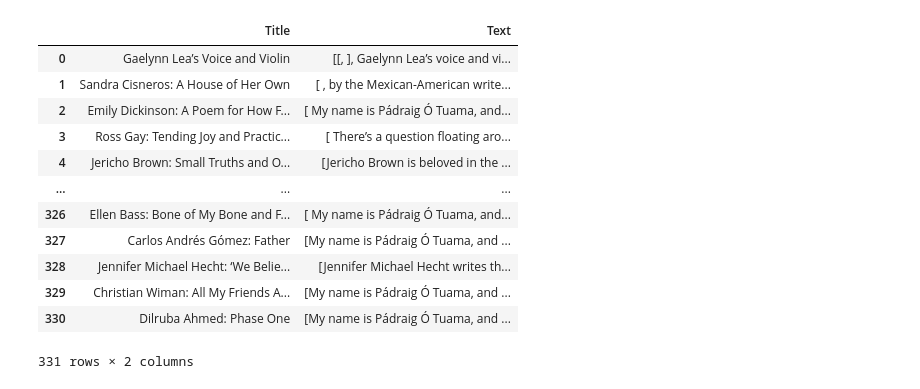
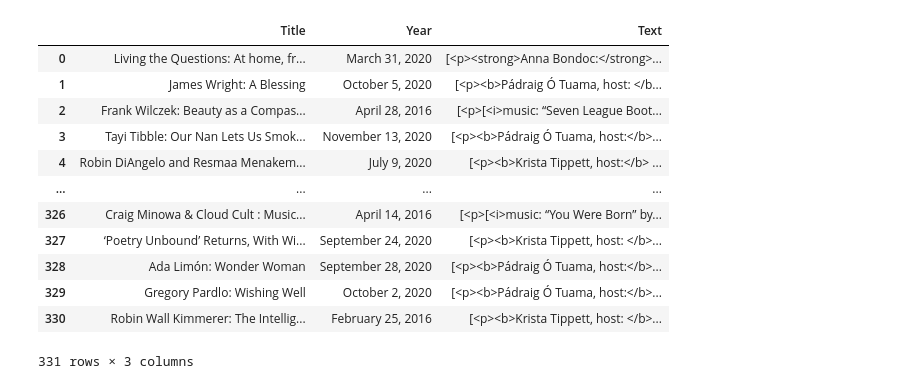
Before and after one commit to Data-Science-for-Linguists-2021/Linguistic-Styles-of-Podcasts, a Jupyter notebook: spiders/OnBeing.ipynb, the cells around one changed output. Saved outputs shown, nothing was run; the diff lists cells and outputs as text; code cells hidden in the pictures.

Commit message:
On Being and Lore done, clean

```diff
--- a/spiders/OnBeing.ipynb
+++ b/spiders/OnBeing.ipynb
@@ -10,3 +5,5 @@ content = []
+# %%
+OnBeing_data = []
 # %%
 # parses transcript links
 class On_Being(scrapy.Spider):
@@ -64,20 +65,20 @@ process.start()
 # %%
 import pandas as pd
 
-OnBeing_df = pd.DataFrame([titles, content]).T
-OnBeing_df.columns = ['Title','Text']
+OnBeing_df = pd.DataFrame(OnBeing_data,
+                          columns = ['Title','Year','Text'])
 OnBeing_df
 # %% [output]
-|  | Title | Text |
-| 0 | Gaelynn Lea’s Voice and Violin | [[, ], Gaelynn Lea’s voice and vi... |
-| 1 | Sandra Cisneros: A House of Her Own | [ , by the Mexican-American write... |
-| 2 | Emily Dickinson: A Poem for How F... | [ My name is Pádraig Ó Tuama, and... |
-| 3 | Ross Gay: Tending Joy and Practic... | [ There’s a question floating aro... |
-| 4 | Jericho Brown: Small Truths and O... | [Jericho Brown is beloved in the ... |
-| ... | ... | ... |
-| 326 | Ellen Bass: Bone of My Bone and F... | [ My name is Pádraig Ó Tuama, and... |
-| 327 | Carlos Andrés Gómez: Father | [My name is Pádraig Ó Tuama, and ... |
-| 328 | Jennifer Michael Hecht: ‘We Belie... | [Jennifer Michael Hecht writes th... |
-| 329 | Christian Wiman: All My Friends A... | [My name is Pádraig Ó Tuama, and ... |
-| 330 | Dilruba Ahmed: Phase One | [My name is Pádraig Ó Tuama, and ... |
+|  | Title | Year | Text |
+| 0 | Living the Questions: At home, fr... | March 31, 2020 | [<p><strong>Anna Bondoc:</strong>... |
+| 1 | James Wright: A Blessing | October 5, 2020 | [<p><b>Pádraig Ó Tuama, host: </b... |
+| 2 | Frank Wilczek: Beauty as a Compas... | April 28, 2016 | [<p>[<i>music: “Seven League Boot... |
+| 3 | Tayi Tibble: Our Nan Lets Us Smok... | November 13, 2020 | [<p><b>Pádraig Ó Tuama, host:</b>... |
+| 4 | Robin DiAngelo and Resmaa Menakem... | July 9, 2020 | [<p><b>Krista Tippett, host:</b> ... |
+| ... | ... | ... | ... |
+| 326 | Craig Minowa & Cloud Cult : Music... | April 14, 2016 | [<p>[<i>music: “You Were Born” by... |
+| 327 | ‘Poetry Unbound’ Returns, With Wi... | September 24, 2020 | [<p><b>Krista Tippett, host: </b>... |
+| 328 | Ada Limón: Wonder Woman | September 28, 2020 | [<p><b>Pádraig Ó Tuama, host:</b>... |
+| 329 | Gregory Pardlo: Wishing Well | October 2, 2020 | [<p><b>Pádraig Ó Tuama, host:</b>... |
+| 330 | Robin Wall Kimmerer: The Intellig... | February 25, 2016 | [<p><b>Krista Tippett, host: </b>... |
-331 rows × 2 columns
+331 rows × 3 columns
```
Also changed, not shown: parts of 15 cells of this notebook, 1 other file.
